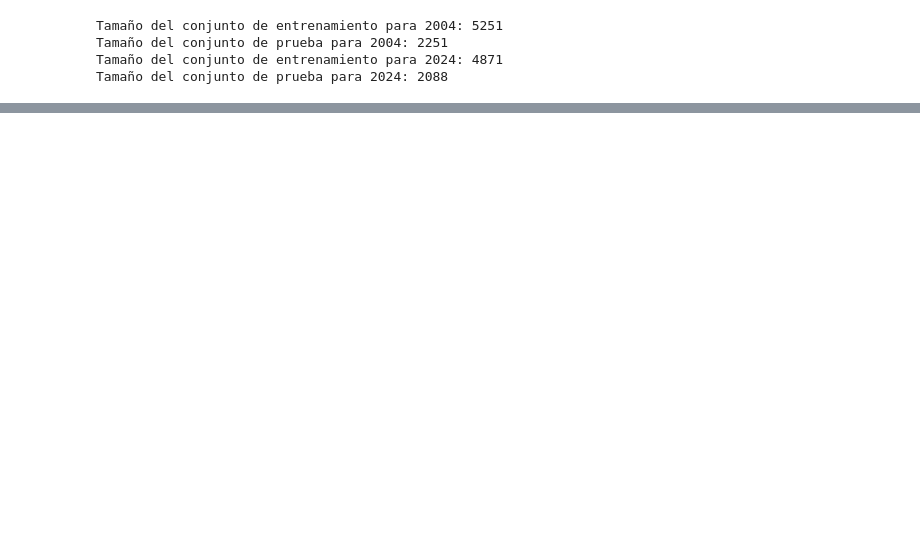
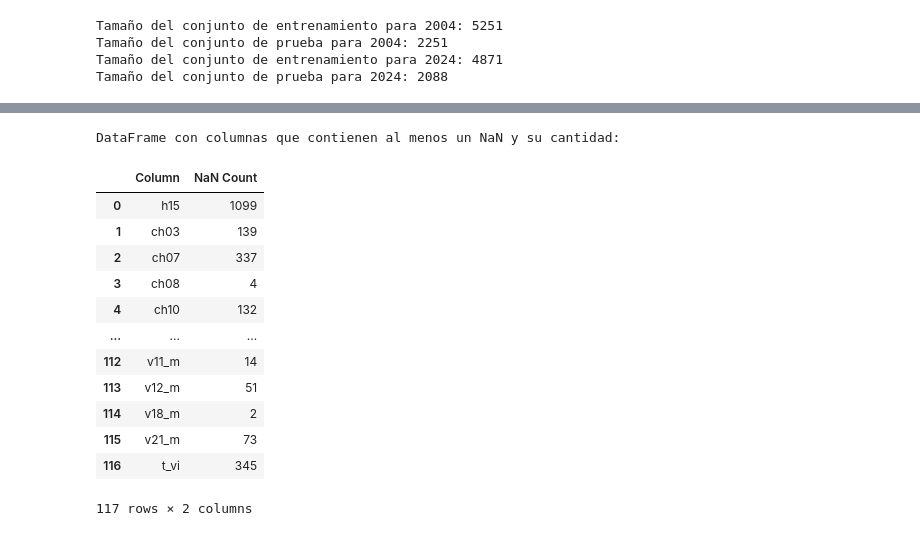
Before and after one commit to GabrielDiaz303/CC408--T1-2-, a Jupyter notebook: TP3 - Codigo.ipynb, the cells around one changed output, grey strips where cells are left out. Cells and saved outputs as stored; diff of their text form; code cells hidden in the pictures; blank space fills up the shorter version.

```diff
--- a/TP3 - Codigo.ipynb
+++ b/TP3 - Codigo.ipynb
@@ -908,0 +929,29 @@ TypeError: float() argument must be a string or a real number, not 'pandas._libs
+# %%
+# Filtrar columnas que tienen al menos un NaN
+
+columns_with_nan = respondieron.columns[respondieron.isna().any()].tolist()
+
+# Crear un nuevo DataFrame solo con las columnas que tienen NaN
+df_nan_columns = respondieron[columns_with_nan]
+
+# Contar NaN en cada columna y convertir a DataFrame
+nan_counts = respondieron[columns_with_nan].isna().sum().reset_index()
+nan_counts.columns = ['Column', 'NaN Count']
+
+print("\nDataFrame con columnas que contienen al menos un NaN y su cantidad:")
+nan_counts
+# %% [output]
+DataFrame con columnas que contienen al menos un NaN y su cantidad:
+|  | Column | NaN Count |
+| 0 | h15 | 1099 |
+| 1 | ch03 | 139 |
+| 2 | ch07 | 337 |
+| 3 | ch08 | 4 |
+| 4 | ch10 | 132 |
+| ... | ... | ... |
+| 112 | v11_m | 14 |
+| 113 | v12_m | 51 |
+| 114 | v18_m | 2 |
+| 115 | v21_m | 73 |
+| 116 | t_vi | 345 |
+117 rows × 2 columns
```
Also changed, not shown: parts of 14 cells of this notebook.
